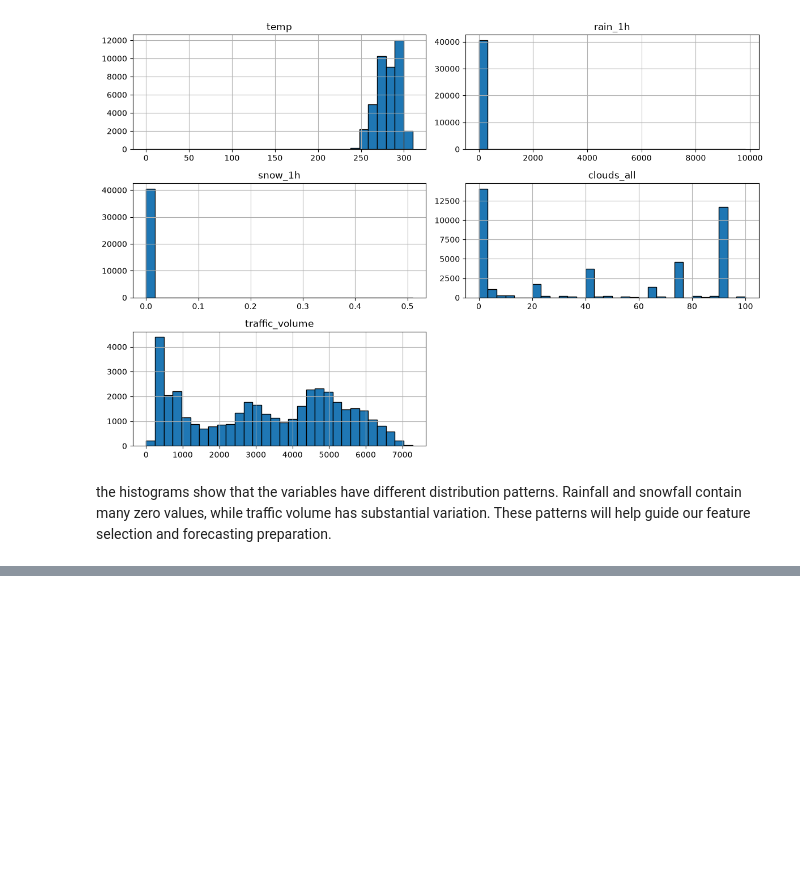
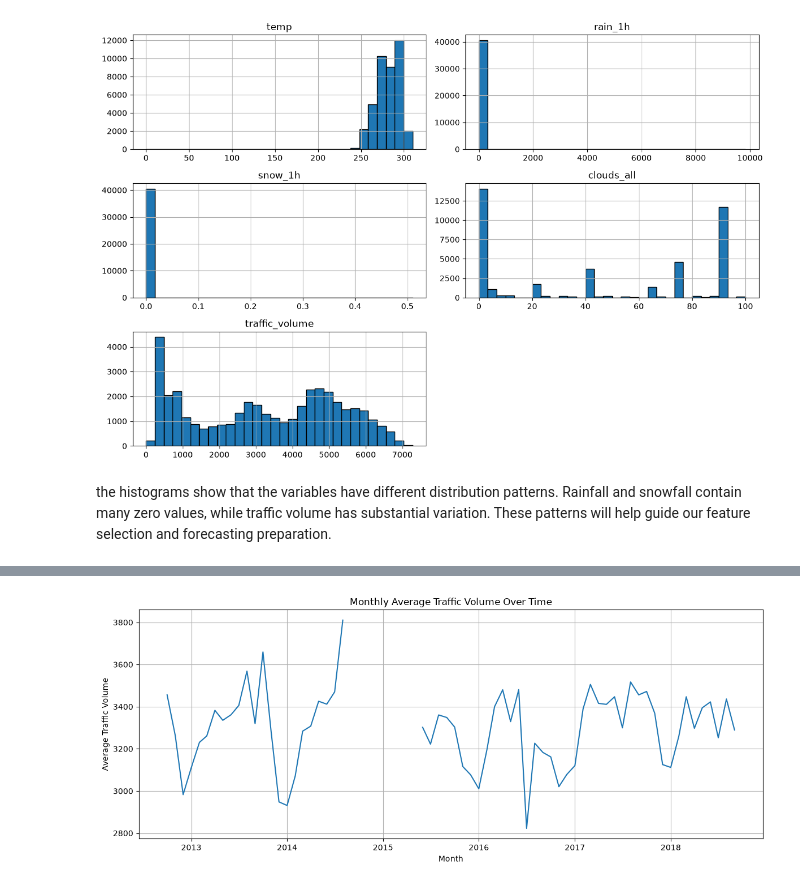
Before and after one commit to Janviere-dev/Formative-1_TimeSeries, a Jupyter notebook: notebook.ipynb, the cells around one changed output, grey strips where cells are left out. Drawn from its saved outputs; the diff is of its cells as text; code cells hidden in the pictures; blank space fills up the shorter version.

```diff
--- a/notebook.ipynb
+++ b/notebook.ipynb
@@ -940,0 +1005,19 @@ plt.show()
+# %%
+# Calculate monthly average traffic volume
+monthly_traffic = (
+    df_clean.set_index("date_time")["traffic_volume"]
+    .resample("MS")
+    .mean()
+)
+
+# Visualize the monthly trend
+plt.figure(figsize=(12, 5))
+plt.plot(monthly_traffic.index, monthly_traffic.values)
+plt.title("Monthly Average Traffic Volume Over Time")
+plt.xlabel("Month")
+plt.ylabel("Average Traffic Volume")
+plt.grid(True)
+plt.tight_layout()
+plt.show()
+# %% [output]
+[figure, added]
```
Also changed, not shown: parts of 17 cells of this notebook.
